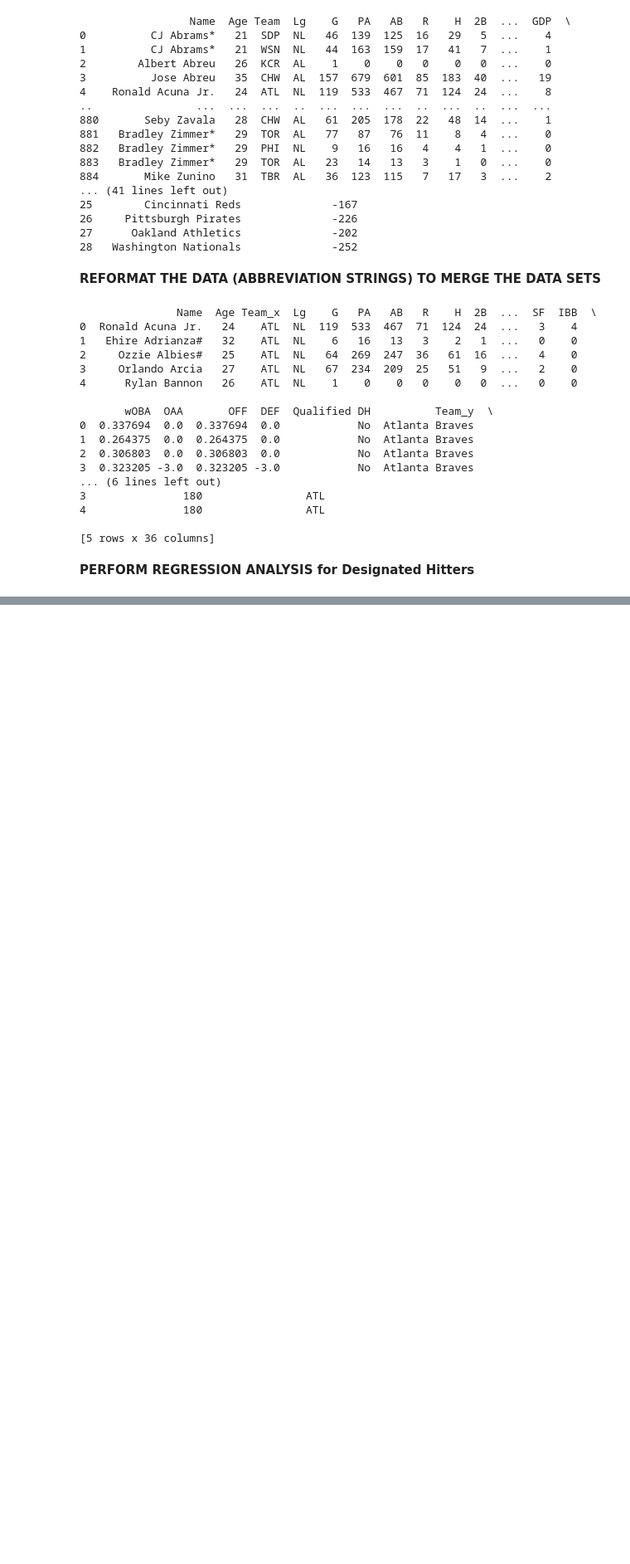
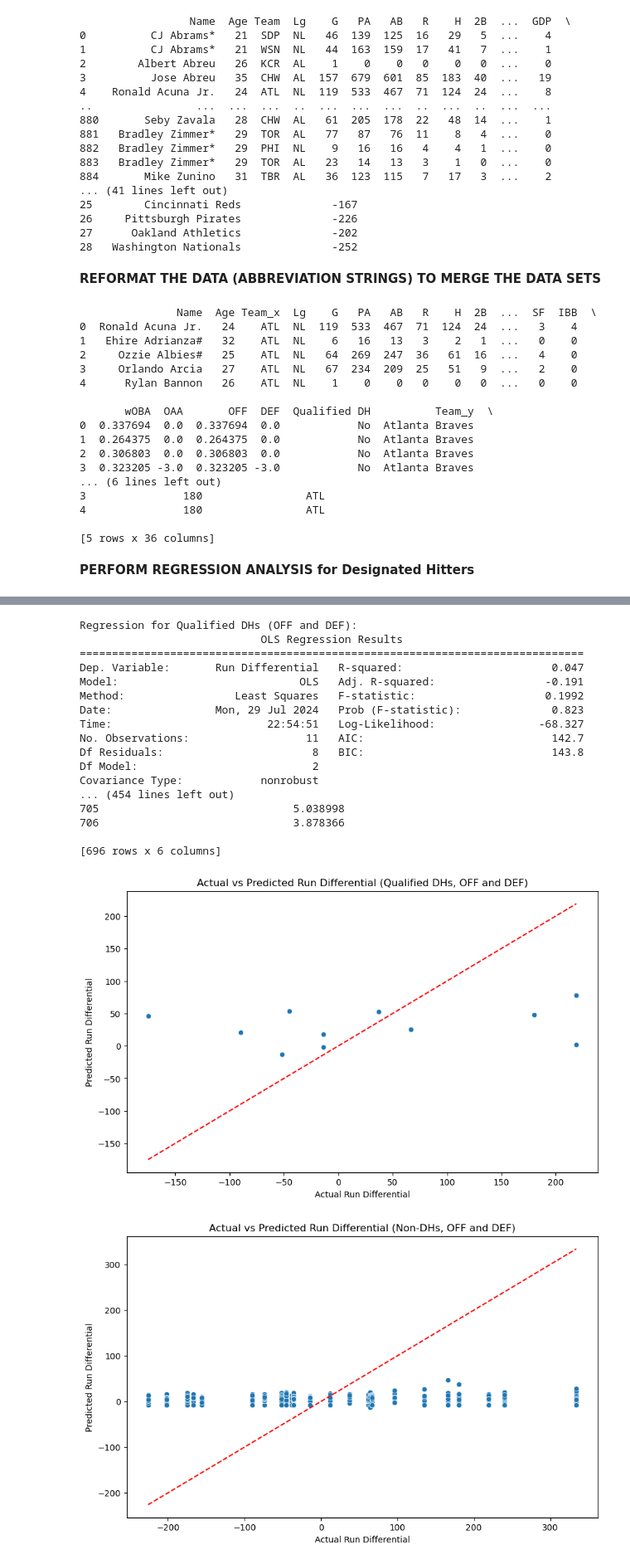
Before and after one commit to cach8017/Data-mining-DH, a Jupyter notebook: DH_LinReg.ipynb, the cells around one changed output, grey strips where cells are left out. Shown at 83% size. Saved outputs shown, nothing was run; the diff lists cells and outputs as text; code cells hidden in the pictures; blank space fills up the shorter version.

Commit message:
Linear Regression fixed for OFF and DEF

```diff
--- a/DH_LinReg.ipynb
+++ b/DH_LinReg.ipynb
@@ -197,10 +158,0 @@ Covariance Type:            nonrobust
-# %%
-# Clean data set
-df_non_dh = clean_data(df_non_dh)
-
-# Perform regression for non-DHs
-print("\nRegression for Non-DHs:")
-df_non_dh, model_non_dh = perform_regression(df_non_dh)
-
-# Plotting the actual vs predicted run differentials for non-DHs
-plot_results(df_non_dh, 'Actual vs Predicted Run Differential (Non-DHs)')
@@ -225,0 +159,54 @@ Covariance Type:            nonrobust
+# %%
+# Perform regression for qualified DHs
+df_dh_combined, model_dh_combined = perform_regression(df_dh, ['OFF', 'DEF'], "Qualified DHs (OFF and DEF)")
+df_non_dh_combined, model_non_dh_combined = perform_regression(df_non_dh, ['OFF', 'DEF'], "Non-DHs (OFF and DEF)")
+
+# Perform regression for qualified DHs (OFF only)
+df_dh_off, model_dh_off = perform_regression(df_dh, ['OFF'], "Qualified DHs (OFF only)")
+df_non_dh_off, model_non_dh_off = perform_regression(df_non_dh, ['OFF'], "Non-DHs (OFF only)")
+
+# Perform regression for qualified DHs (DEF only)
+df_dh_def, model_dh_def = perform_regression(df_dh, ['DEF'], "Qualified DHs (DEF only)")
+df_non_dh_def, model_non_dh_def = perform_regression(df_non_dh, ['DEF'], "Non-DHs (DEF only)")
+
+# Function to plot actual vs predicted run differentials
+def plot_results(data, predicted_col, title):
+    plt.figure(figsize=(10, 6))
+    sns.scatterplot(x='Run Differential', y=predicted_col, data=data)
+    plt.plot([data['Run Differential'].min(), data['Run Differential'].max()], [data['Run Differential'].min(), data['Run Differential'].max()], color='red', linestyle='--')
+    plt.xlabel('Actual Run Differential')
+    plt.ylabel('Predicted Run Differential')
+    plt.title(title)
+    plt.show()
+
+# Plotting the results for combined (OFF and DEF)
+plot_results(df_dh_combined, 'Predicted_RunDiff_Qualified DHs (OFF and DEF)', 'Actual vs Predicted Run Differential (Qualified DHs, OFF and DEF)')
+plot_results(df_non_dh_combined, 'Predicted_RunDiff_Non-DHs (OFF and DEF)', 'Actual vs Predicted Run Differential (Non-DHs, OFF and DEF)')
+
+# Plotting the results for OFF only
+plot_results(df_dh_off, 'Predicted_RunDiff_Qualified DHs (OFF only)', 'Actual vs Predicted Run Differential (Qualified DHs, OFF only)')
+plot_results(df_non_dh_off, 'Predicted_RunDiff_Non-DHs (OFF only)', 'Actual vs Predicted Run Differential (Non-DHs, OFF only)')
+
+# Plotting the results for DEF only
+plot_results(df_dh_def, 'Predicted_RunDiff_Qualified DHs (DEF only)', 'Actual vs Predicted Run Differential (Qualified DHs, DEF only)')
+plot_results(df_non_dh_def, 'Predicted_RunDiff_Non-DHs (DEF only)', 'Actual vs Predicted Run Differential (Non-DHs, DEF only)')
+# %% [output]
+Regression for Qualified DHs (OFF and DEF):
+                            OLS Regression Results
+==============================================================================
+Dep. Variable:       Run Differential   R-squared:                       0.047
+Model:                            OLS   Adj. R-squared:                 -0.191
+Method:                 Least Squares   F-statistic:                    0.1992
+Date:                Mon, 29 Jul 2024   Prob (F-statistic):              0.823
+Time:                        22:54:51   Log-Likelihood:                -68.327
+No. Observations:                  11   AIC:                             142.7
+Df Residuals:                       8   BIC:                             143.8
+Df Model:                           2
+Covariance Type:            nonrobust
+... (454 lines left out)
+705                              5.038998
+706                              3.878366
+
+[696 rows x 6 columns]
+[figure, added]
+[figure, added]
```
Also changed, not shown: parts of 5 cells of this notebook.
